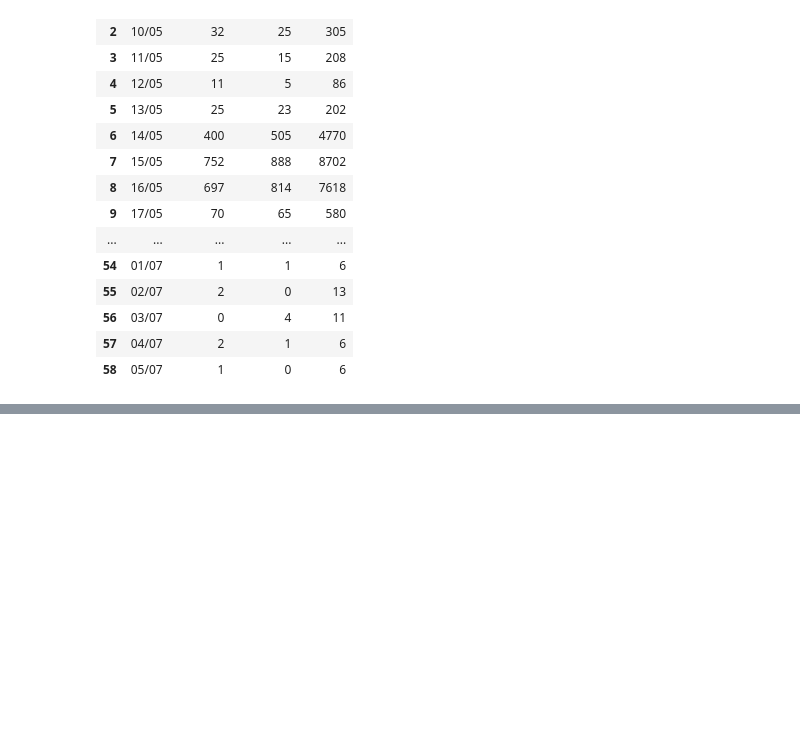
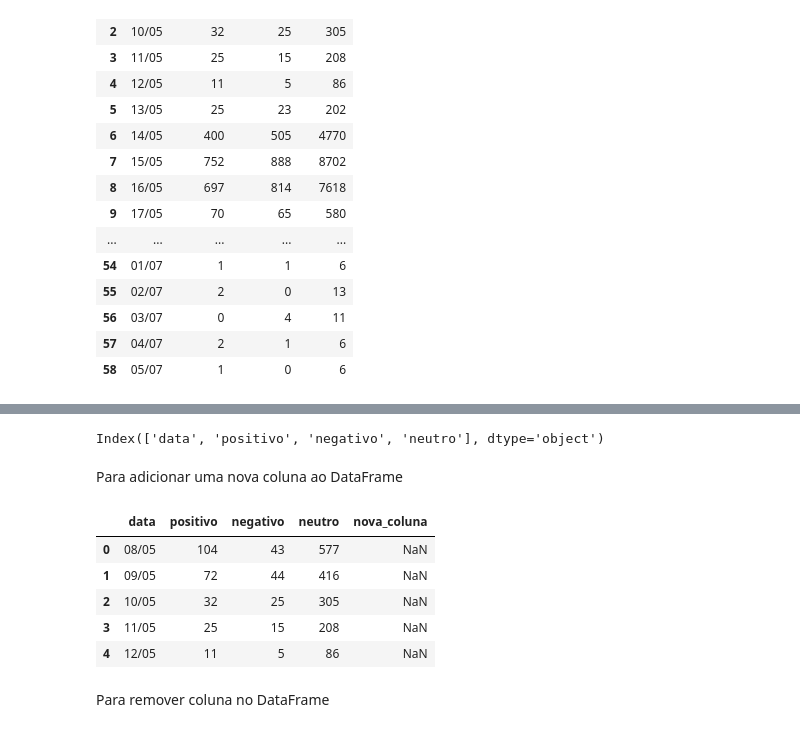
Before and after one commit to raiaiaia/Pandas, a Jupyter notebook: pandasLibrary.ipynb, the cells around one changed output, grey strips where cells are left out. Drawn from its saved outputs; the diff is of its cells as text; code cells hidden in the pictures; blank space fills up the shorter version.

```diff
--- a/pandasLibrary.ipynb
+++ b/pandasLibrary.ipynb
@@ -107,0 +150,19 @@ df
+# %%
+#mostra as colunas do df
+df.columns
+# %% [output]
+Index(['data', 'positivo', 'negativo', 'neutro'], dtype='object')
+# %% [markdown]
+Para adicionar uma nova coluna ao DataFrame
+# %%
+df['nova_coluna'] = 'NaN'
+df.head()
+# %% [output]
+|  | data | positivo | negativo | neutro | nova_coluna |
+| 0 | 08/05 | 104 | 43 | 577 | NaN |
+| 1 | 09/05 | 72 | 44 | 416 | NaN |
+| 2 | 10/05 | 32 | 25 | 305 | NaN |
+| 3 | 11/05 | 25 | 15 | 208 | NaN |
+| 4 | 12/05 | 11 | 5 | 86 | NaN |
+# %% [markdown]
+Para remover coluna no DataFrame
```
Also changed, not shown: parts of 16 cells of this notebook.
